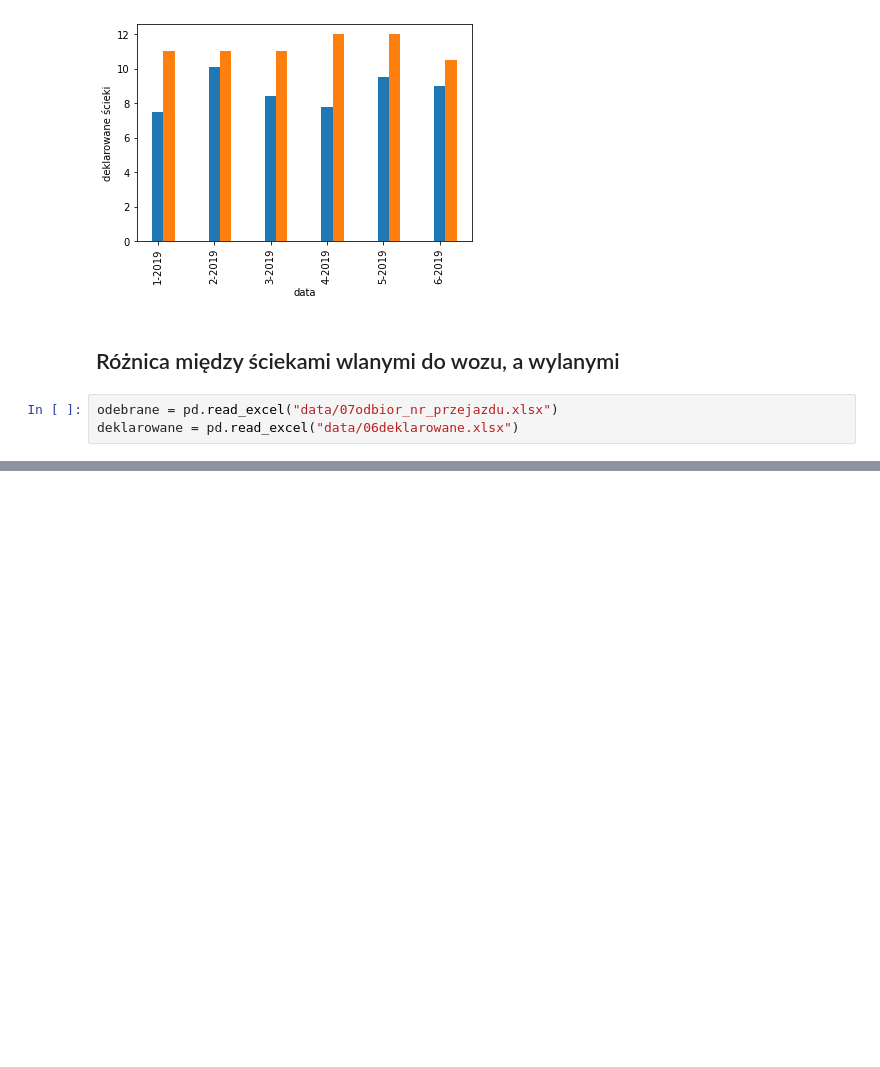
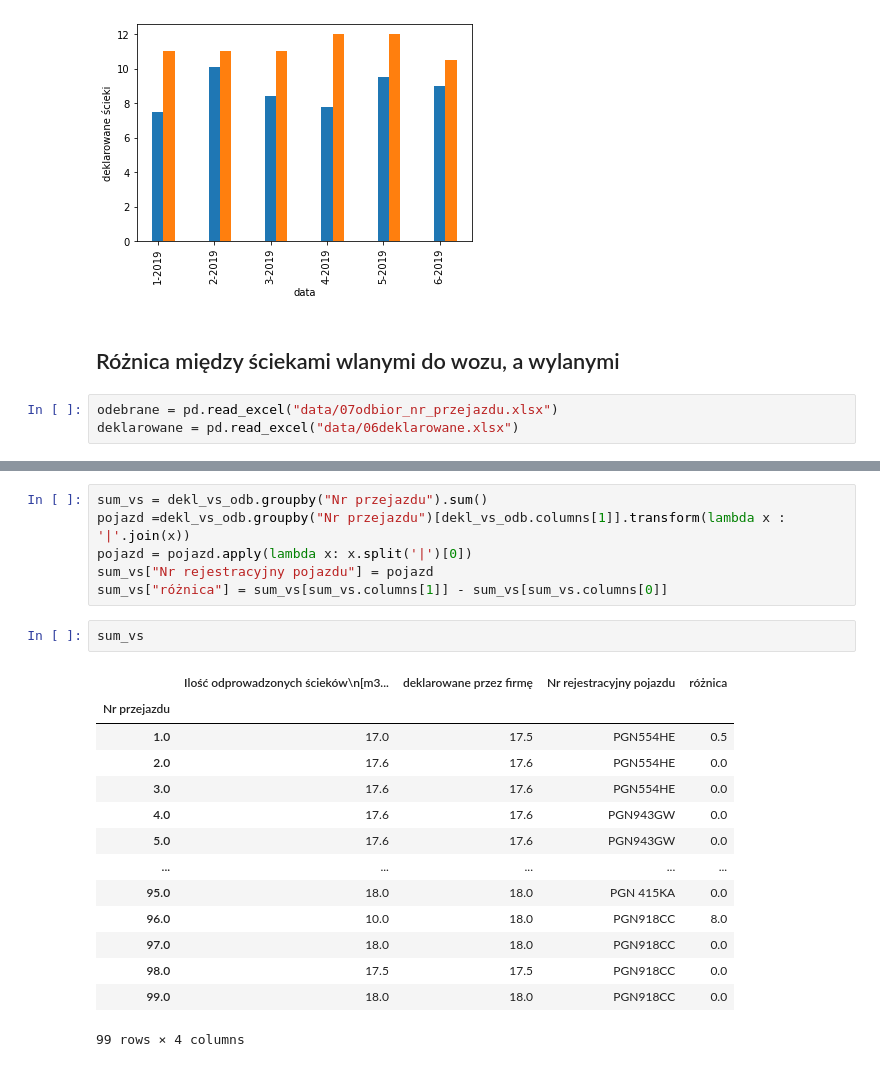
Before and after one commit to hackathonteam/klimaton_back, a Jupyter notebook: mocked_data.ipynb, the cells around one changed output, grey strips where cells are left out. Drawn from its saved outputs; the diff is of its cells as text; blank space fills up the shorter version.

```diff
--- a/mocked_data.ipynb
+++ b/mocked_data.ipynb
@@ -111,0 +168,23 @@ deklarowane =
+# %%
+sum_vs = dekl_vs_odb.groupby("Nr przejazdu").sum()
+pojazd =dekl_vs_odb.groupby("Nr przejazdu")[dekl_vs_odb.columns[1]].transform(lambda x : '|'.join(x))
+pojazd = pojazd.apply(lambda x: x.split('|')[0])
+sum_vs["Nr rejestracyjny pojazdu"] = pojazd
+sum_vs["różnica"] = sum_vs[sum_vs.columns[1]] - sum_vs[sum_vs.columns[0]]
+# %%
+sum_vs
+# %% [output]
+|  | Ilość odprowadzonych ścieków\n[m3... | deklarowane przez firmę | Nr rejestracyjny pojazdu | różnica |
+| Nr przejazdu |  |  |  |  |
+| 1.0 | 17.0 | 17.5 | PGN554HE | 0.5 |
+| 2.0 | 17.6 | 17.6 | PGN554HE | 0.0 |
+| 3.0 | 17.6 | 17.6 | PGN554HE | 0.0 |
+| 4.0 | 17.6 | 17.6 | PGN943GW | 0.0 |
+| 5.0 | 17.6 | 17.6 | PGN943GW | 0.0 |
+| ... | ... | ... | ... | ... |
+| 95.0 | 18.0 | 18.0 | PGN 415KA | 0.0 |
+| 96.0 | 10.0 | 18.0 | PGN918CC | 8.0 |
+| 97.0 | 18.0 | 18.0 | PGN918CC | 0.0 |
+| 98.0 | 17.5 | 17.5 | PGN918CC | 0.0 |
+| 99.0 | 18.0 | 18.0 | PGN918CC | 0.0 |
+99 rows × 4 columns
```
Also changed, not shown: parts of 9 cells of this notebook.
